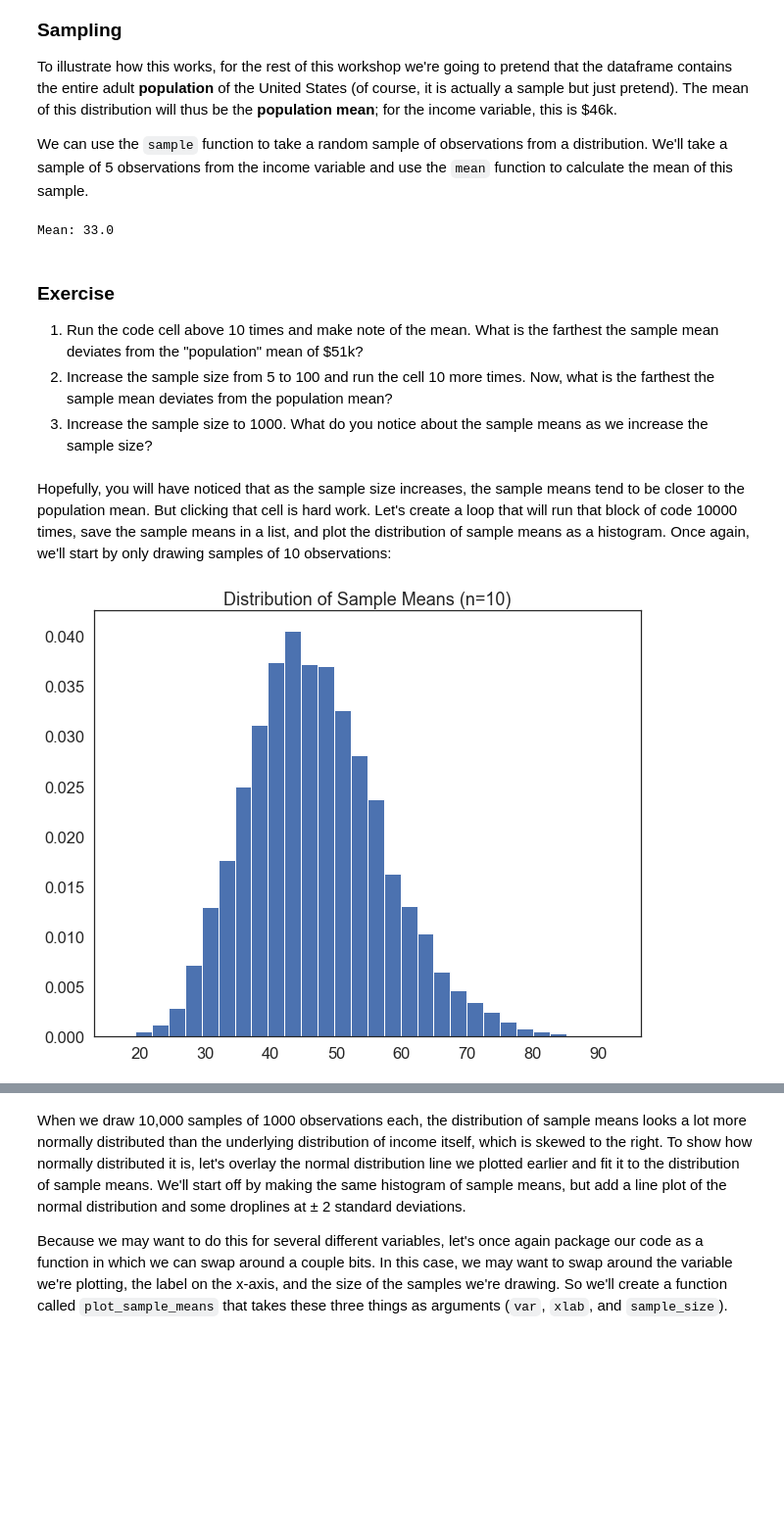
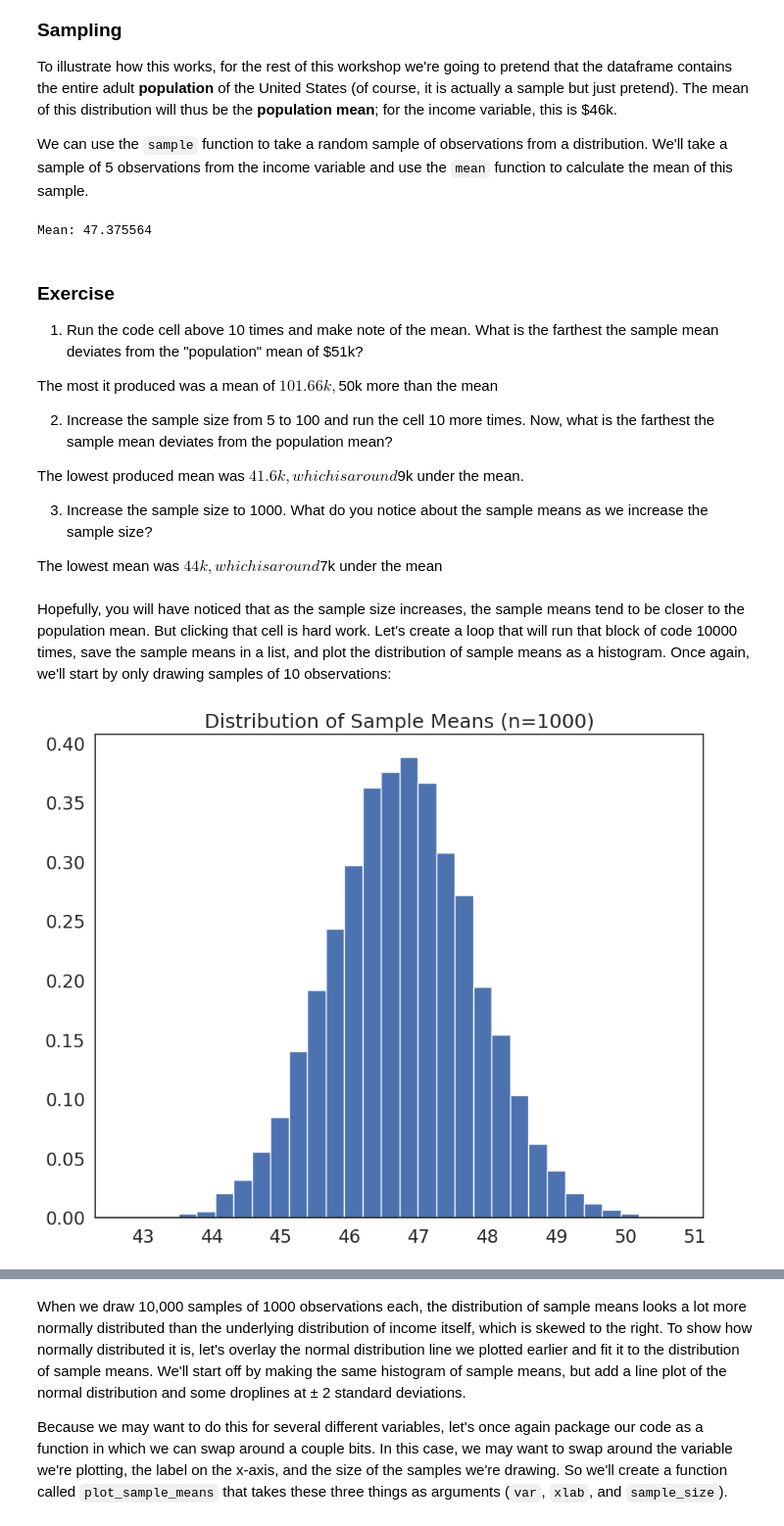
Before and after one commit to niallmirza/QM2, a Jupyter notebook: W5_Distributions_and_Basic_Statistics.ipynb, the cells around one changed output, grey strips where cells are left out. Shown at 98% size. Cells and saved outputs as stored; diff of their text form; code cells hidden in the pictures; blank space fills up the shorter version.

```diff
--- a/W5_Distributions_and_Basic_Statistics.ipynb
+++ b/W5_Distributions_and_Basic_Statistics.ipynb
@@ -379,35 +379,43 @@ To illustrate how this works, for the rest of this workshop we're going to prete
 
 We can use the `sample` function to take a random sample of observations from a distribution. We'll take a sample of 5 observations from the income variable and use the `mean` function to calculate the mean of this sample.
 # %%
-income_sample = df['income'].sample(5, replace=True) # take a random sample of 10 observations from the income variable
+income_sample = df['income'].sample(1000, replace=True) # take a random sample of 10 observations from the income variable
 income_sample_mean=income_sample.mean() # calculate the mean of the sample
 print("Mean: " + str(income_sample_mean)) # print the sample mean
 # %% [output]
-Mean: 33.0
+Mean: 47.375564
 # %% [markdown]
 ### Exercise
 
 1. Run the code cell above 10 times and make note of the mean. What is the farthest the sample mean deviates from the "population" mean of $51k?
+
+The most it produced was a mean of $101.66k, $50k more than the mean
+
 2. Increase the sample size from 5 to 100 and run the cell 10 more times. Now, what is the farthest the sample mean deviates from the population mean?
+
+The lowest produced mean was $41.6k, which is around $9k under the mean.
+
 3. Increase the sample size to 1000. What do you notice about the sample means as we increase the sample size?
+
+The lowest mean was $44k, which is around $7k under the mean
 # %% [markdown]
 Hopefully, you will have noticed that as the sample size increases, the sample means tend to be closer to the population mean. But clicking that cell is hard work. Let's create a loop that will run that block of code 10000 times, save the sample means in a list, and plot the distribution of sample means as a histogram. Once again, we'll start by only drawing samples of 10 observations:
 # %%
 #create an empty list to store sample means
 sample_means=[]
 
-sample_size=10
+sample_size=1000
 # loop 10,000 times.
 for i in range(0,10000):
     sample= df['income'].sample(sample_size, replace=True) # draw a sample of 10 observations from the income variable, with replacement
     sample_mean=sample.mean() # calculate the mean of the sample
     sample_means.append(sample_mean) # append the sample mean to the list of sample means
 
 plt.hist(sample_means, bins=30, edgecolor='white', density=True) # plot a histogram of the sample means
 plt.title('Distribution of Sample Means (n={})'.format(sample_size)) # add a title
 plt.show()
 # %% [output]
-[figure, old version]
+[figure, new version]
 # %% [markdown]
 ### Exercise
 
```
Also changed, not shown: parts of 5 cells of this notebook.
